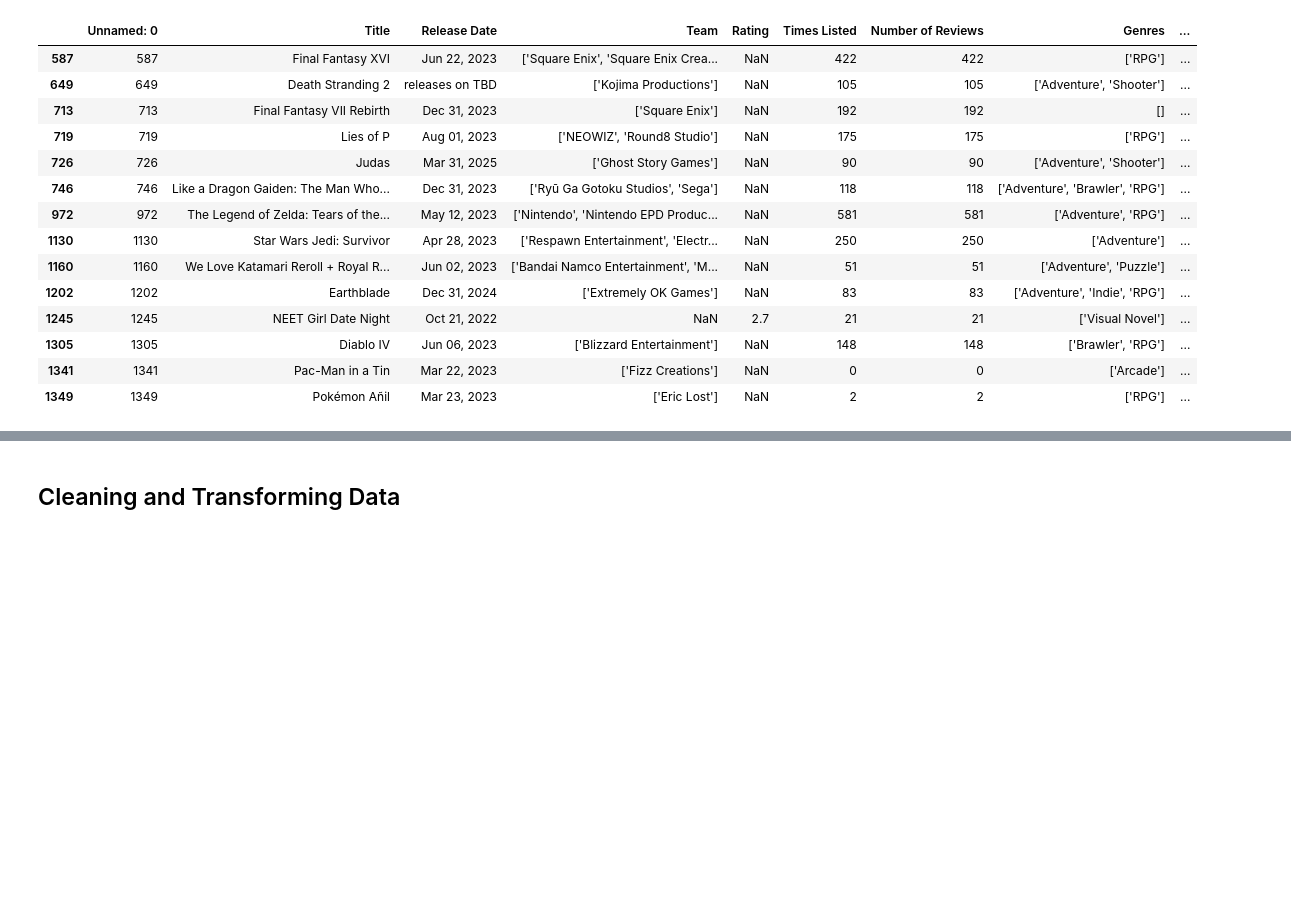
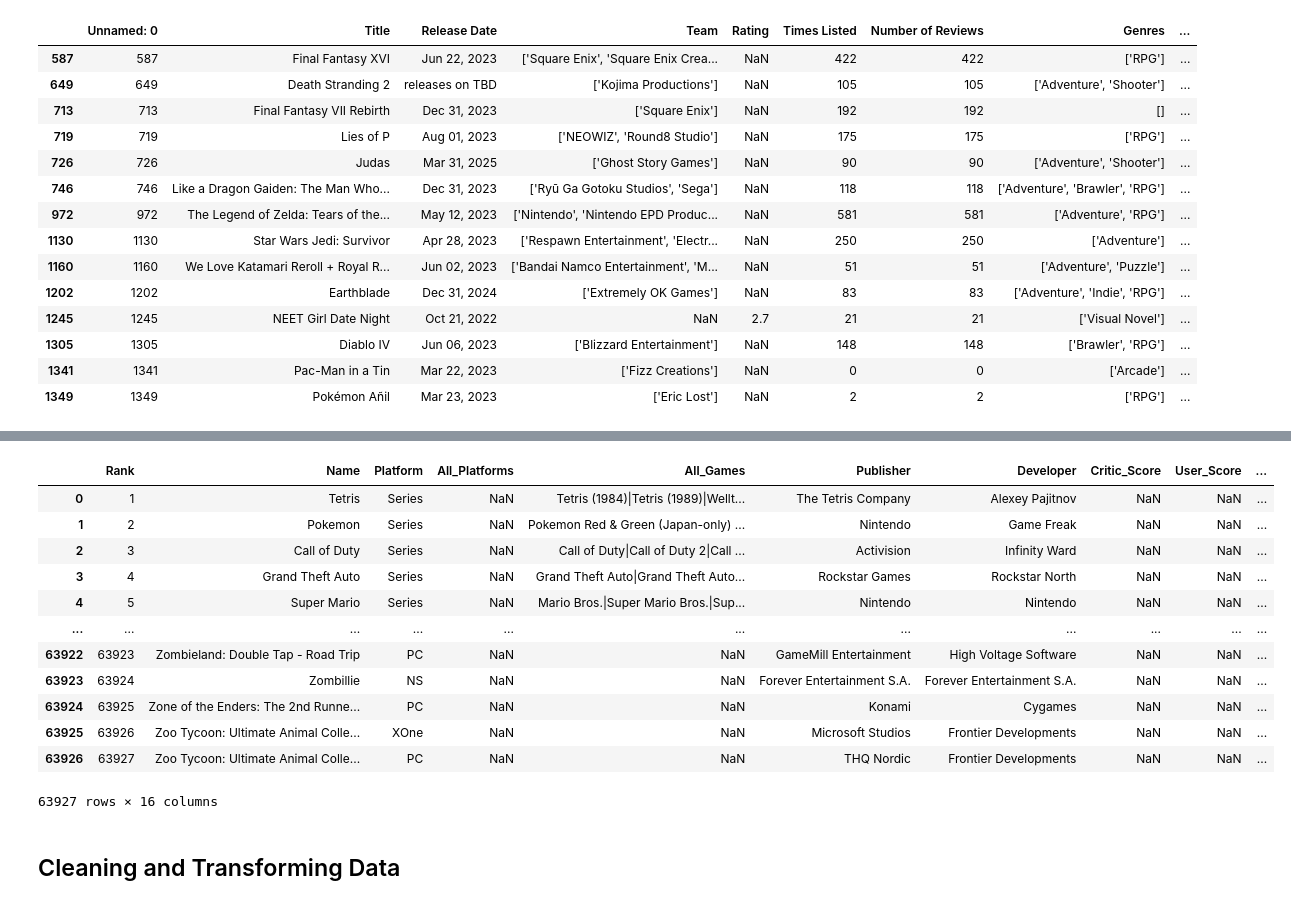
Before and after one commit to Rayan-Arshed/Data-Pipeline-Assessment-Video-Game-Data, a Jupyter notebook: Data-Pipeline-Assessment.ipynb, the cells around one changed output, grey strips where cells are left out. Saved outputs shown, nothing was run; the diff lists cells and outputs as text; code cells hidden in the pictures; blank space fills up the shorter version.

```diff
--- a/Data-Pipeline-Assessment.ipynb
+++ b/Data-Pipeline-Assessment.ipynb
@@ -131,3 +152,19 @@ As this dataset is dated to 2023, some of these games were not released when the
+# %%
+df_sales[df_sales.isna().any(axis=1)]
+# %% [output]
+|  | Rank | Name | Platform | All_Platforms | All_Games | Publisher | Developer | Critic_Score | User_Score | ... |
+| 0 | 1 | Tetris | Series | NaN | Tetris (1984)|Tetris (1989)|Wellt... | The Tetris Company | Alexey Pajitnov | NaN | NaN | ... |
+| 1 | 2 | Pokemon | Series | NaN | Pokemon Red & Green (Japan-only) ... | Nintendo | Game Freak | NaN | NaN | ... |
+| 2 | 3 | Call of Duty | Series | NaN | Call of Duty|Call of Duty 2|Call ... | Activision | Infinity Ward | NaN | NaN | ... |
+| 3 | 4 | Grand Theft Auto | Series | NaN | Grand Theft Auto|Grand Theft Auto... | Rockstar Games | Rockstar North | NaN | NaN | ... |
+| 4 | 5 | Super Mario | Series | NaN | Mario Bros.|Super Mario Bros.|Sup... | Nintendo | Nintendo | NaN | NaN | ... |
+| ... | ... | ... | ... | ... | ... | ... | ... | ... | ... | ... |
+| 63922 | 63923 | Zombieland: Double Tap - Road Trip | PC | NaN | NaN | GameMill Entertainment | High Voltage Software | NaN | NaN | ... |
+| 63923 | 63924 | Zombillie | NS | NaN | NaN | Forever Entertainment S.A. | Forever Entertainment S.A. | NaN | NaN | ... |
+| 63924 | 63925 | Zone of the Enders: The 2nd Runne... | PC | NaN | NaN | Konami | Cygames | NaN | NaN | ... |
+| 63925 | 63926 | Zoo Tycoon: Ultimate Animal Colle... | XOne | NaN | NaN | Microsoft Studios | Frontier Developments | NaN | NaN | ... |
+| 63926 | 63927 | Zoo Tycoon: Ultimate Animal Colle... | PC | NaN | NaN | THQ Nordic | Frontier Developments | NaN | NaN | ... |
+63927 rows × 16 columns
 # %% [markdown]
 ## Cleaning and Transforming Data
 # %% [markdown]
```
Also changed, not shown: parts of 3 cells of this notebook.
